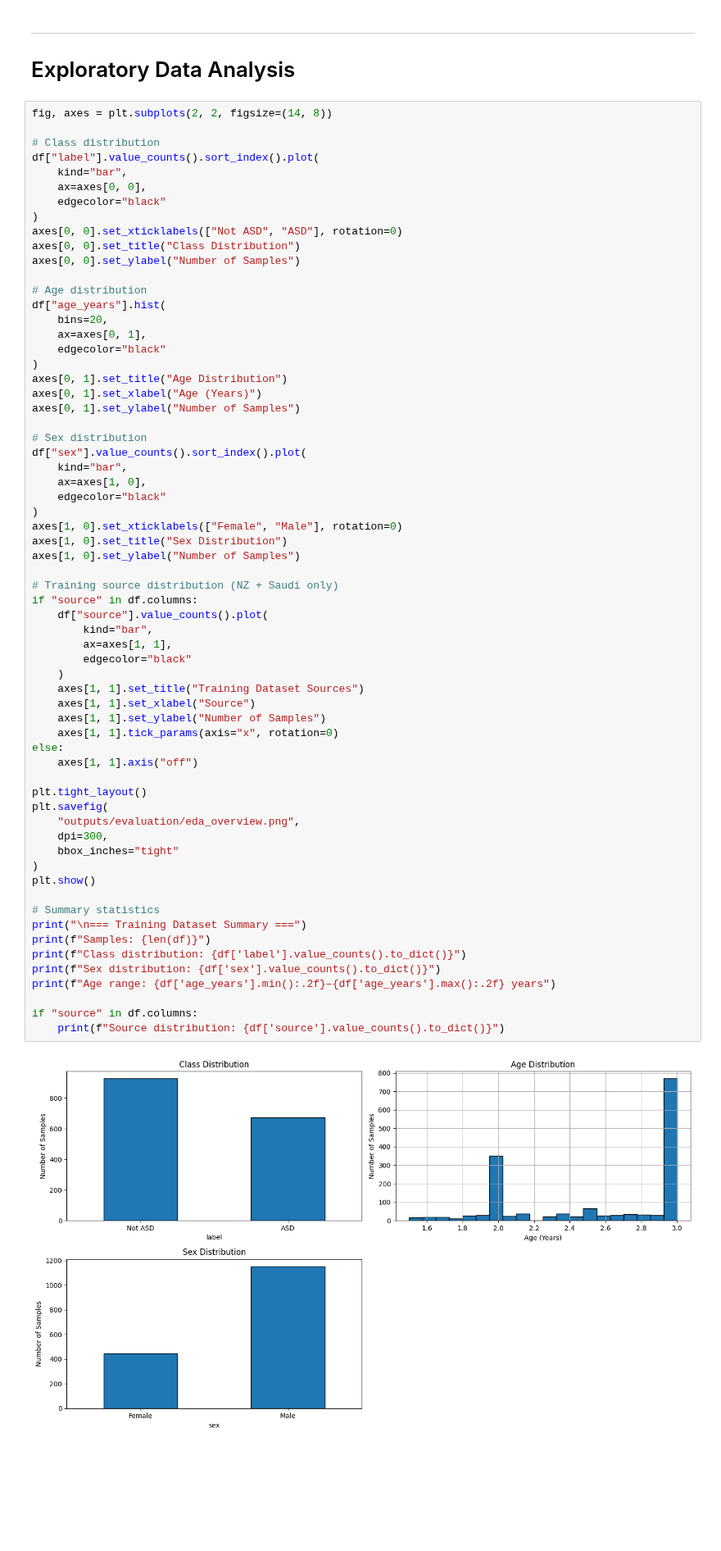
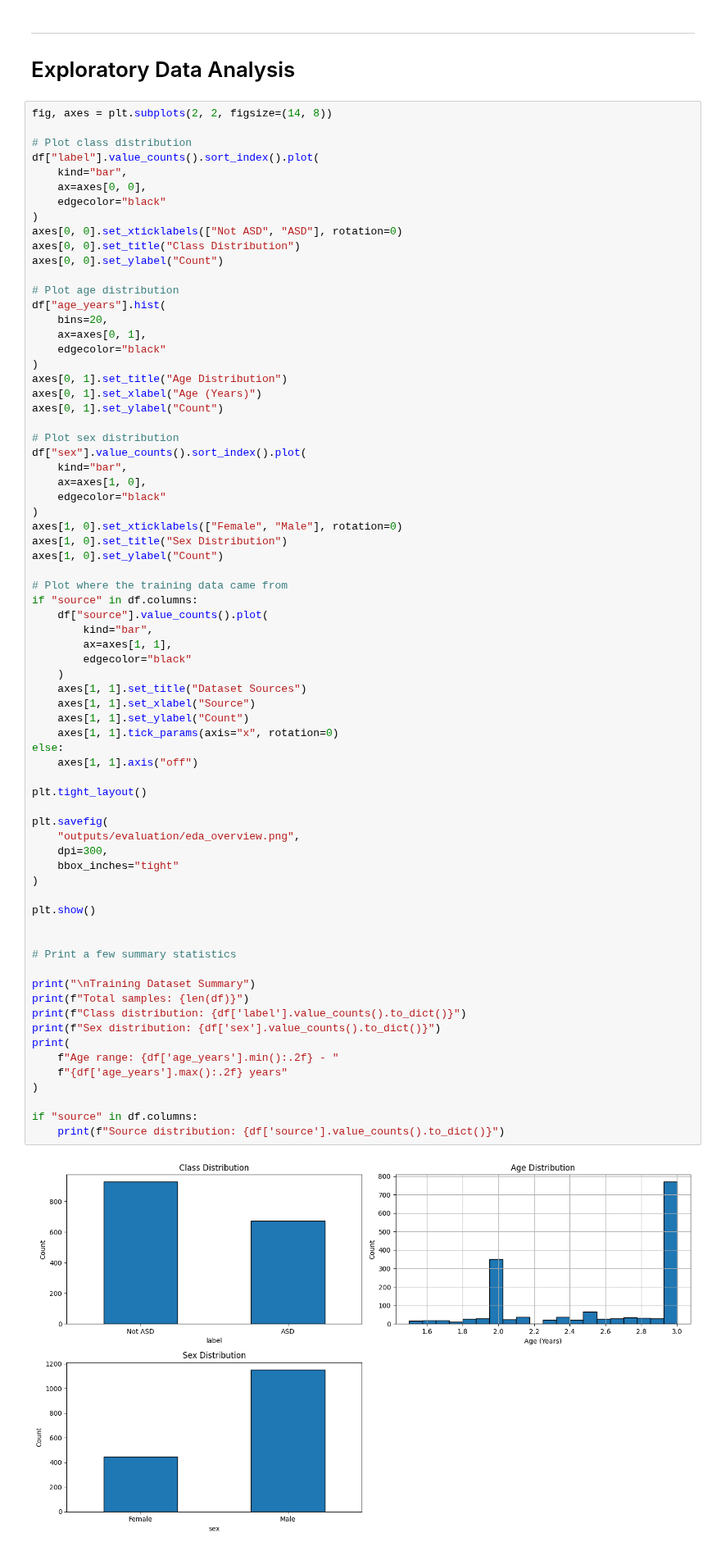
Before and after one commit to RELEBOHILE-PHEKO/Autism-Risk-Screening, a Jupyter notebook: notebook/autism_screening_pipeline.ipynb, the cells around one changed output. Shown at 82% size. Drawn from its saved outputs; the diff is of its cells as text; blank space fills up the shorter version.

```diff
--- a/notebook/autism_screening_pipeline.ipynb
+++ b/notebook/autism_screening_pipeline.ipynb
@@ -314,7 +333,7 @@ Demographic features used: ['age_years', 'sex', 'Jaundice', 'Family_ASD']
 # %%
 fig, axes = plt.subplots(2, 2, figsize=(14, 8))
 
-# Class distribution
+# Plot class distribution
 df["label"].value_counts().sort_index().plot(
     kind="bar",
     ax=axes[0, 0],
@@ -322,9 +341,9 @@ df["label"].value_counts().sort_index().plot(
 )
 axes[0, 0].set_xticklabels(["Not ASD", "ASD"], rotation=0)
 axes[0, 0].set_title("Class Distribution")
-axes[0, 0].set_ylabel("Number of Samples")
+axes[0, 0].set_ylabel("Count")
 
-# Age distribution
+# Plot age distribution
 df["age_years"].hist(
     bins=20,
     ax=axes[0, 1],
@@ -332,48 +351,55 @@ df["age_years"].hist(
 )
 axes[0, 1].set_title("Age Distribution")
 axes[0, 1].set_xlabel("Age (Years)")
-axes[0, 1].set_ylabel("Number of Samples")
+axes[0, 1].set_ylabel("Count")
 
-# Sex distribution
+# Plot sex distribution
 df["sex"].value_counts().sort_index().plot(
     kind="bar",
     ax=axes[1, 0],
     edgecolor="black"
 )
 axes[1, 0].set_xticklabels(["Female", "Male"], rotation=0)
 axes[1, 0].set_title("Sex Distribution")
-axes[1, 0].set_ylabel("Number of Samples")
+axes[1, 0].set_ylabel("Count")
 
-# Training source distribution (NZ + Saudi only)
+# Plot where the training data came from
 if "source" in df.columns:
     df["source"].value_counts().plot(
         kind="bar",
         ax=axes[1, 1],
         edgecolor="black"
     )
-    axes[1, 1].set_title("Training Dataset Sources")
+    axes[1, 1].set_title("Dataset Sources")
     axes[1, 1].set_xlabel("Source")
-    axes[1, 1].set_ylabel("Number of Samples")
+    axes[1, 1].set_ylabel("Count")
     axes[1, 1].tick_params(axis="x", rotation=0)
 else:
     axes[1, 1].axis("off")
 
 plt.tight_layout()
+
 plt.savefig(
     "outputs/evaluation/eda_overview.png",
     dpi=300,
     bbox_inches="tight"
 )
+
 plt.show()
 
-# Summary statistics
-print("\n=== Training Dataset Summary ===")
-print(f"Samples: {len(df)}")
+
+# Print a few summary statistics
+
+print("\nTraining Dataset Summary")
+print(f"Total samples: {len(df)}")
 print(f"Class distribution: {df['label'].value_counts().to_dict()}")
 print(f"Sex distribution: {df['sex'].value_counts().to_dict()}")
-print(f"Age range: {df['age_years'].min():.2f}–{df['age_years'].max():.2f} years")
+print(
+    f"Age range: {df['age_years'].min():.2f} - "
+    f"{df['age_years'].max():.2f} years"
+)
 
 if "source" in df.columns:
     print(f"Source distribution: {df['source'].value_counts().to_dict()}")
 # %% [output]
-[figure, old version]
+[figure, new version]
```
Also changed, not shown: parts of 42 cells of this notebook.
